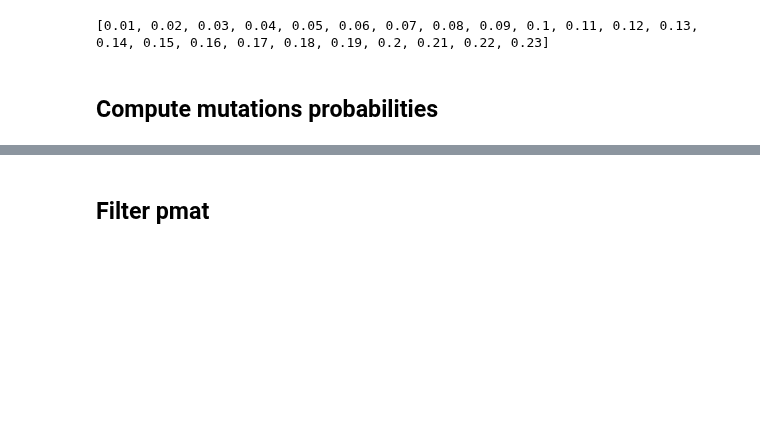
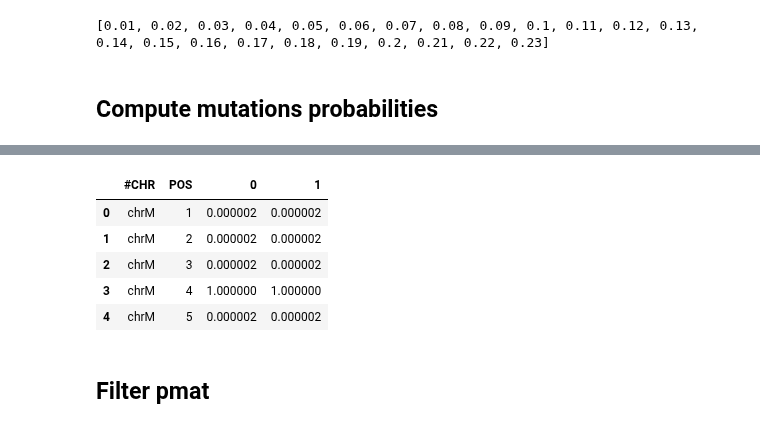
Before and after one commit to cbg-ethz/mt-SCITE, a Jupyter notebook: Notebooks/compute_mutations_probabilities_YFV2001_and_run_mtSCITE.ipynb, the cells around one changed output, grey strips where cells are left out. Drawn from its saved outputs; the diff is of its cells as text; code cells hidden in the pictures; blank space fills up the shorter version.

```diff
--- a/Notebooks/compute_mutations_probabilities_YFV2001_and_run_mtSCITE.ipynb
+++ b/Notebooks/compute_mutations_probabilities_YFV2001_and_run_mtSCITE.ipynb
@@ -23,7 +23,7 @@ reference = pd.Series(list(reference_seq.seq))
 ## Load read count matrices
 # %%
 # Path to allele count files
-INPUT_PATH = '../../data/YFV2001_scRNAseq_sub1/'
+INPUT_PATH = '../data/YFV2001_scRNAseq_sub1/'
 # %%
 cell_count = []
 
@@ -174,3 +247,12 @@ def cell_prob(e_rate):
+# %%
+cell_prob(0.01)
+# %% [output]
+|  | #CHR | POS | 0 | 1 |
+| 0 | chrM | 1 | 0.000002 | 0.000002 |
+| 1 | chrM | 2 | 0.000002 | 0.000002 |
+| 2 | chrM | 3 | 0.000002 | 0.000002 |
+| 3 | chrM | 4 | 1.000000 | 1.000000 |
+| 4 | chrM | 5 | 0.000002 | 0.000002 |
 # %% [markdown]
 ## Filter pmat
 # %%
```
Also changed, not shown: parts of 11 cells of this notebook, 3 other files.
